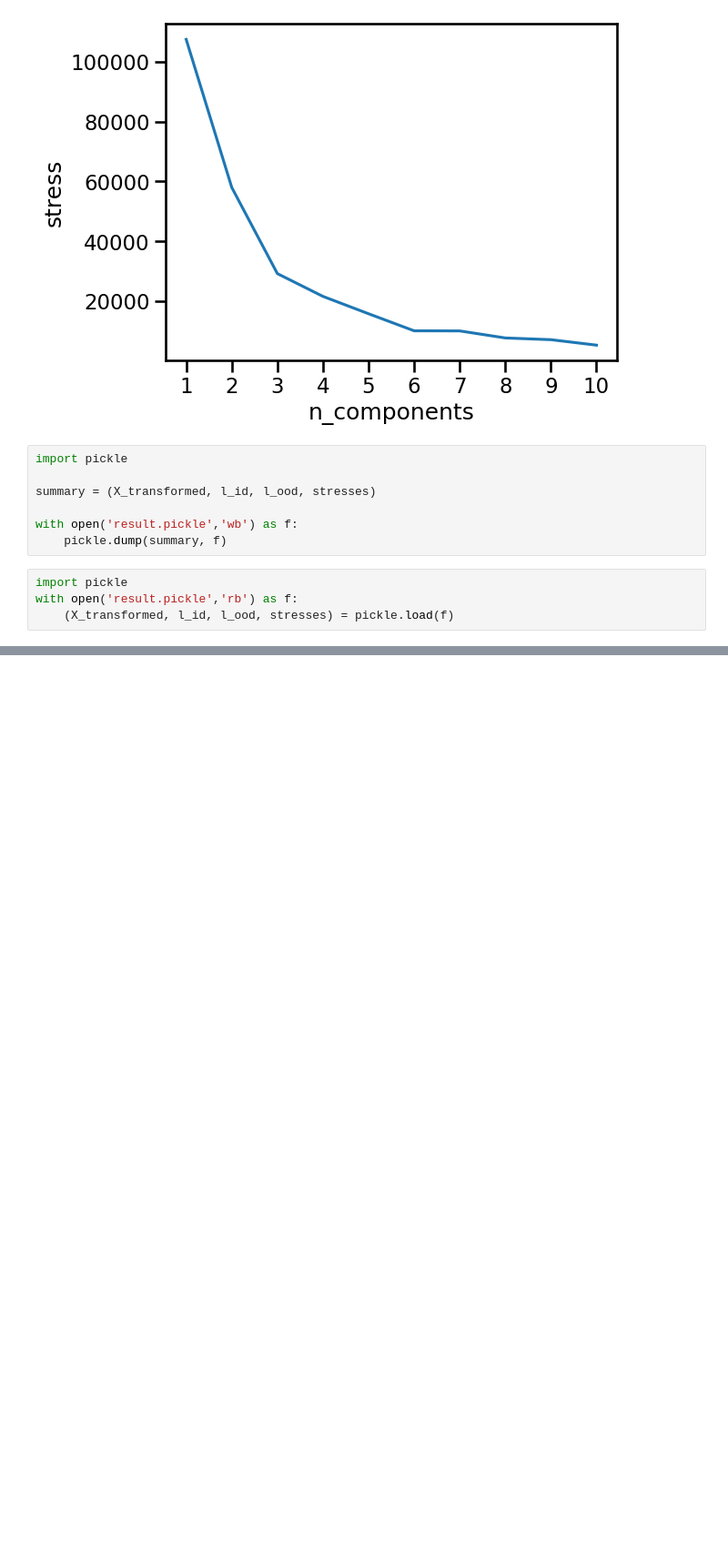
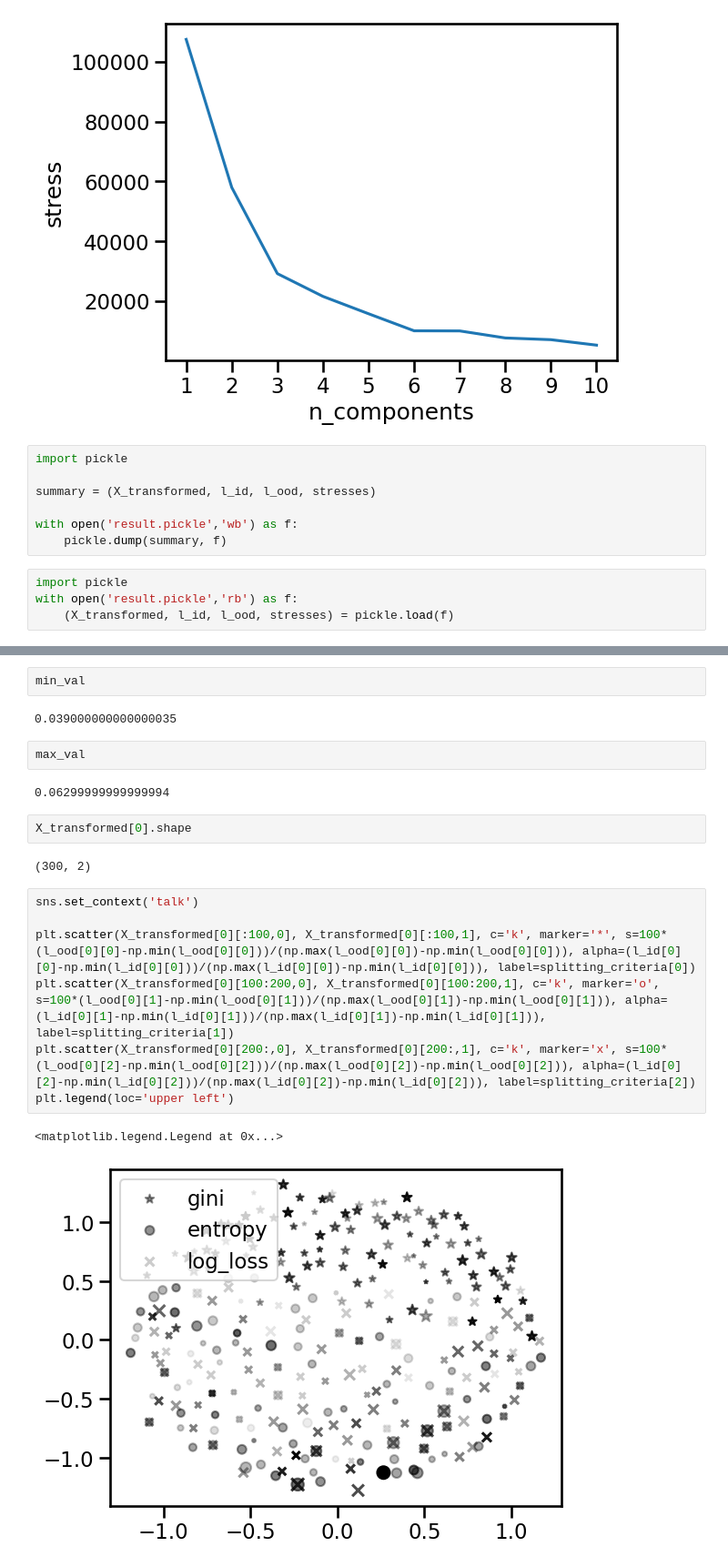
Before and after one commit to neurodata/CEP_experiments, a Jupyter notebook: ood_exp.ipynb, the cells around one changed output, grey strips where cells are left out. Shown at 91% size. Cells and saved outputs as stored; diff of their text form; blank space fills up the shorter version.

```diff
--- a/ood_exp.ipynb
+++ b/ood_exp.ipynb
@@ -355,0 +303,22 @@ array([[-5.  , -5.  , -5.  , ..., -5.  , -5.  , -5.  ],
+# %%
+min_val
+# %% [output]
+0.039000000000000035
+# %%
+max_val
+# %% [output]
+0.06299999999999994
+# %%
+X_transformed[0].shape
+# %% [output]
+(300, 2)
+# %%
+sns.set_context('talk')
+
+plt.scatter(X_transformed[0][:100,0], X_transformed[0][:100,1], c='k', marker='*', s=100*(l_ood[0][0]-np.min(l_ood[0][0]))/(np.max(l_ood[0][0])-np.min(l_ood[0][0])), alpha=(l_id[0][0]-np.min(l_id[0][0]))/(np.max(l_id[0][0])-np.min(l_id[0][0])), label=splitting_criteria[0])
+plt.scatter(X_transformed[0][100:200,0], X_transformed[0][100:200,1], c='k', marker='o', s=100*(l_ood[0][1]-np.min(l_ood[0][1]))/(np.max(l_ood[0][1])-np.min(l_ood[0][1])), alpha=(l_id[0][1]-np.min(l_id[0][1]))/(np.max(l_id[0][1])-np.min(l_id[0][1])), label=splitting_criteria[1])
+plt.scatter(X_transformed[0][200:,0], X_transformed[0][200:,1], c='k', marker='x', s=100*(l_ood[0][2]-np.min(l_ood[0][2]))/(np.max(l_ood[0][2])-np.min(l_ood[0][2])), alpha=(l_id[0][2]-np.min(l_id[0][2]))/(np.max(l_id[0][2])-np.min(l_id[0][2])), label=splitting_criteria[2])
+plt.legend(loc='upper left')
+# %% [output]
+<matplotlib.legend.Legend at 0x...>
+[figure, added]
```
Also changed, not shown: parts of 42 cells of this notebook, 8 other files.
